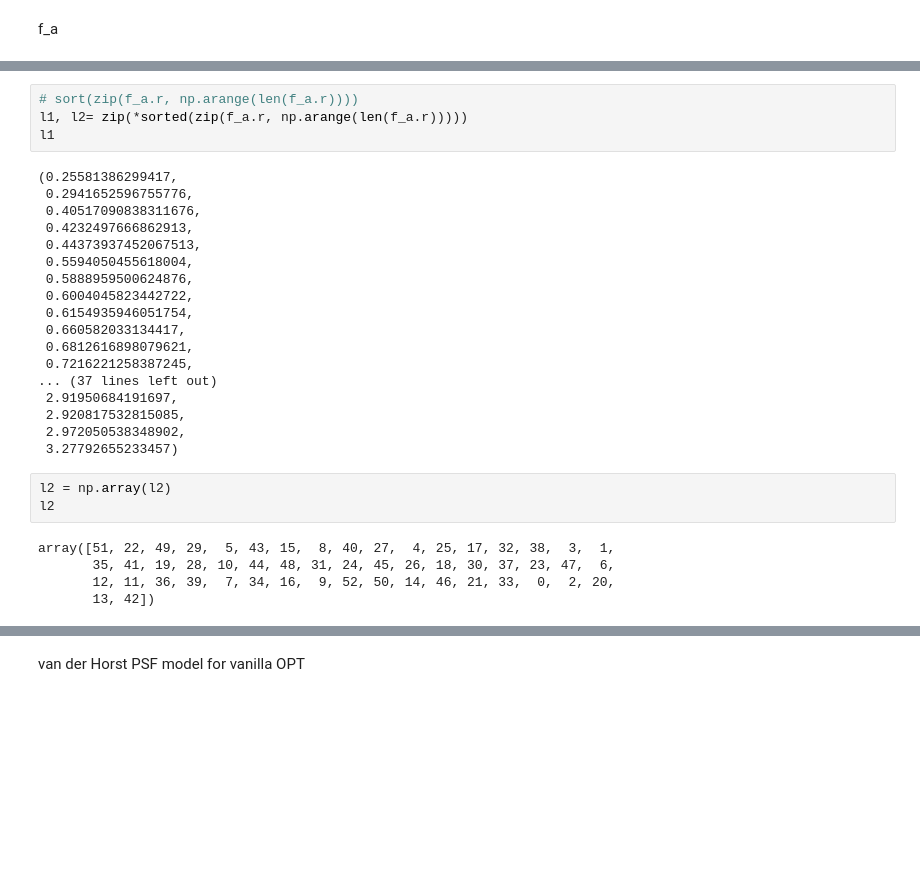
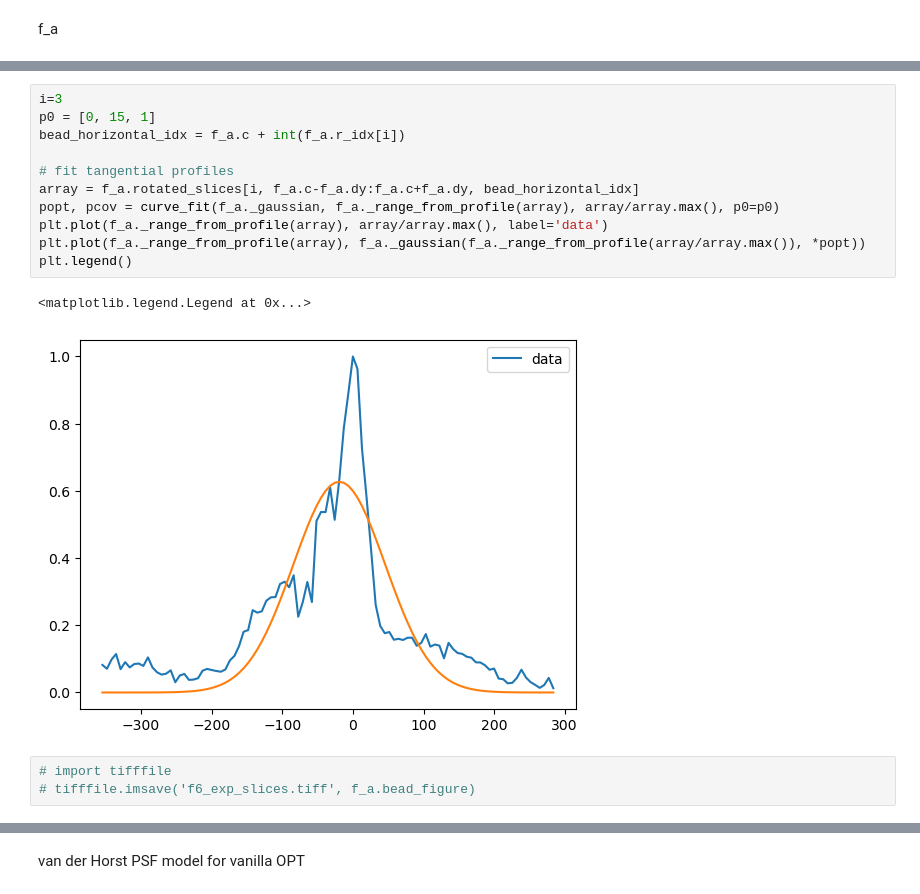
Before and after one commit to kwokkenton/optea, a Jupyter notebook: bead/bead-analyser.ipynb, the cells around one changed output, grey strips where cells are left out. Drawn from its saved outputs; the diff is of its cells as text; blank space fills up the shorter version.

```diff
--- a/bead/bead-analyser.ipynb
+++ b/bead/bead-analyser.ipynb
@@ -228,30 +207,17 @@ plt.tight_layout()
-# %%
-# sort(zip(f_a.r, np.arange(len(f_a.r))))
-l1, l2= zip(*sorted(zip(f_a.r, np.arange(len(f_a.r)))))
-l1
-# %% [output]
-(0.25581386299417,
- 0.2941652596755776,
- 0.40517090838311676,
- 0.4232497666862913,
- 0.44373937452067513,
- 0.5594050455618004,
- 0.5888959500624876,
- 0.6004045823442722,
- 0.6154935946051754,
- 0.660582033134417,
- 0.6812616898079621,
- 0.7216221258387245,
-... (37 lines left out)
- 2.91950684191697,
- 2.920817532815085,
- 2.972050538348902,
- 3.27792655233457)
-# %%
-l2 = np.array(l2)
-l2
-# %% [output]
-array([51, 22, 49, 29,  5, 43, 15,  8, 40, 27,  4, 25, 17, 32, 38,  3,  1,
-       35, 41, 19, 28, 10, 44, 48, 31, 24, 45, 26, 18, 30, 37, 23, 47,  6,
-       12, 11, 36, 39,  7, 34, 16,  9, 52, 50, 14, 46, 21, 33,  0,  2, 20,
-       13, 42])
+# %%
+i=3
+p0 = [0, 15, 1]
+bead_horizontal_idx = f_a.c + int(f_a.r_idx[i])
+
+# fit tangential profiles
+array = f_a.rotated_slices[i, f_a.c-f_a.dy:f_a.c+f_a.dy, bead_horizontal_idx]
+popt, pcov = curve_fit(f_a._gaussian, f_a._range_from_profile(array), array/array.max(), p0=p0)
+plt.plot(f_a._range_from_profile(array), array/array.max(), label='data')
+plt.plot(f_a._range_from_profile(array), f_a._gaussian(f_a._range_from_profile(array/array.max()), *popt))
+plt.legend()
+# %% [output]
+<matplotlib.legend.Legend at 0x...>
+[figure, added]
+# %%
+# import tifffile
+# tifffile.imsave('f6_exp_slices.tiff', f_a.bead_figure)
```
Also changed, not shown: parts of 29 cells of this notebook, 3 other files.
